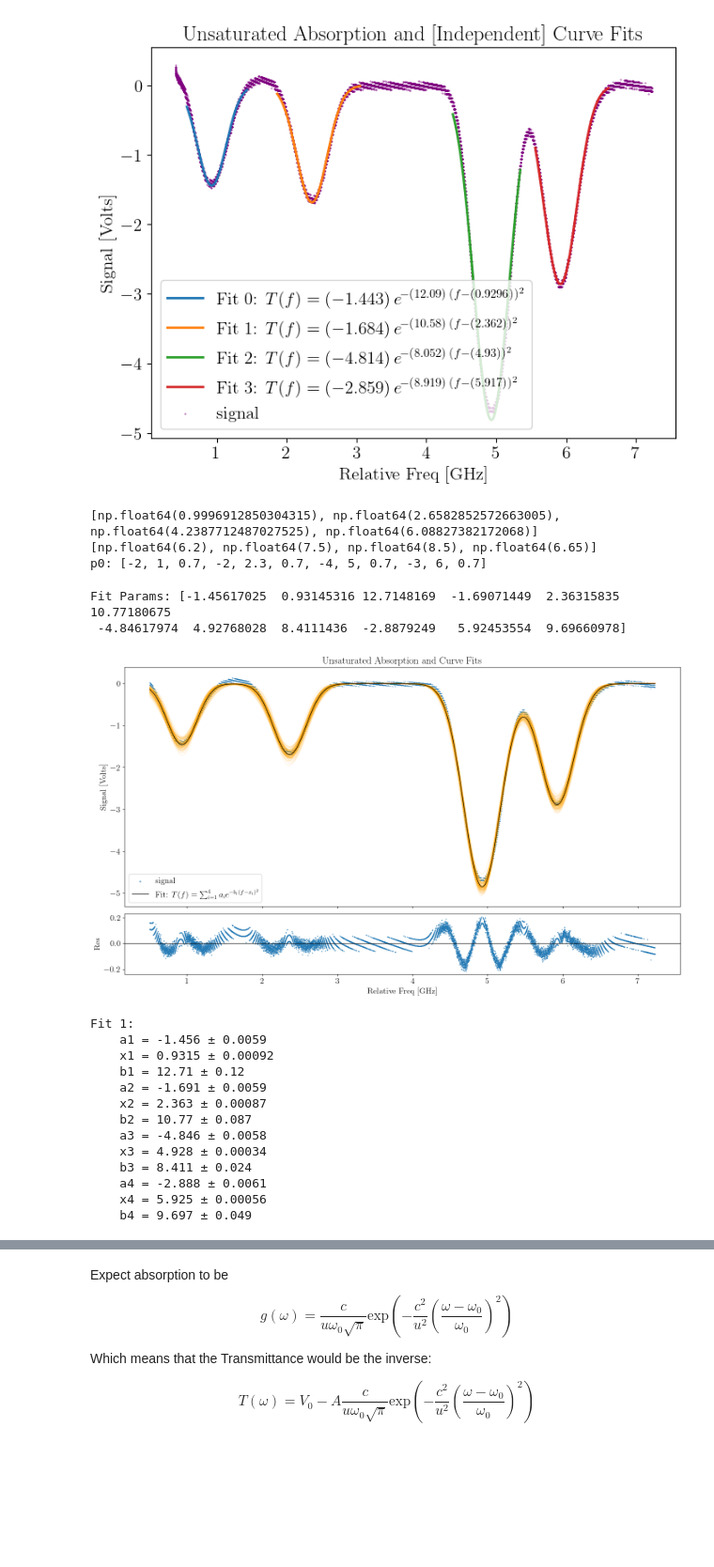
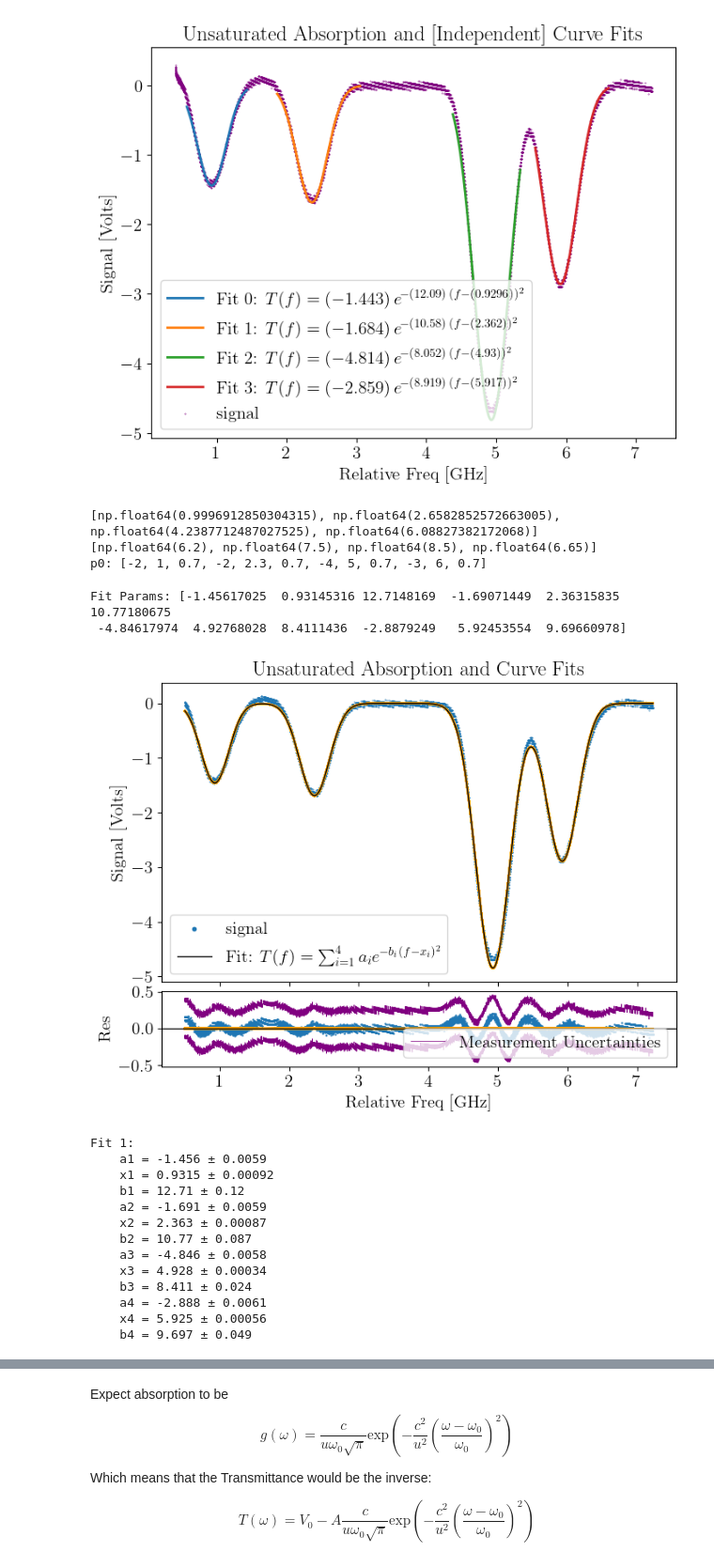
Before and after one commit to andres-luengo/alden-andres-max-most-dangerous-4450-trio, a Jupyter notebook: rb-spectroscopy/doppler_broadening.ipynb, the cells around one changed output, grey strips where cells are left out. Shown at 94% size. Drawn from its saved outputs; the diff is of its cells as text; code cells hidden in the pictures; blank space fills up the shorter version.

```diff
--- a/rb-spectroscopy/doppler_broadening.ipynb
+++ b/rb-spectroscopy/doppler_broadening.ipynb
@@ -502,23 +502,26 @@ fig, (ax, ax_res) = plt.subplots(
 # main plot
 ax.scatter(xdata, ydata, s=0.1, label="signal")
 # uncertainties are too small to do this
-# for i in range(100):
-#     ax.plot(xfit, absorption_model(xfit, *np.random.multivariate_normal(popt, 1000*pcov)), alpha=.1,c="orange")
+for i in range(100):
+    rand_fit = absorption_model(xfit, *np.random.multivariate_normal(popt, pcov))
+    ax.plot(xfit, rand_fit,c="orange", label=("Random"))
+    ax_res.plot(xfit, rand_fit - yfit, c="orange")
 ax.plot(xfit, yfit, linewidth=1, color="black", label=f"Fit: {model_str}")
 ax.set_ylabel("Signal [Volts]")
 ax.set_title("Unsaturated Absorption and Curve Fits")
-ax.legend(markerscale=5)
-
 # # residual plot
 # measurement_uncertainty = 0.25
 # yerr = np.full_like(residuals, measurement_uncertainty, dtype=float)
 
 ax_res.scatter(xdata, residuals, s=0.5)
-ax_res.plot(xdata, residuals+.25,linewidth=0.05,c="purple")
-ax_res.plot(xdata,residuals-.25,linewidth=0.05,c="purple")
+ax_res.plot(xdata, residuals+.25,linewidth=0.5,c="purple", label="Measurement Uncertainties")
+ax_res.plot(xdata,residuals-.25,linewidth=0.5,c="purple")
 ax_res.axhline(0, color="black", linewidth=1)
 ax_res.set_xlabel("Relative Freq [GHz]")
 ax_res.set_ylabel("Res")
+
+ax.legend(markerscale=10)
+ax_res.legend(markerscale=1000)
 
 # ax_res.errorbar(
 #     xdata,
@@ -541,34 +544,34 @@ plt.show()
 # # fitted curve
 # xfit = np.linspace(xdata.min(), xdata.max(), 2000)
 # yfit = absorption_model(xfit, *popt)
 # plt.figure(figsize=(18,10))
 # plt.plot(xfit, yfit, linewidth=2, label=f"Fit: {model_str}",color="Red")
 # plt.scatter(xdata, ydata,s=.1)
 
 # plt.xlabel("Relative Freq [GHz]")
 # plt.ylabel("Signal [Volts]")
 # plt.title("Unsaturated Absorption and Curve Fits")
 # plt.legend()
 # # plt.savefig("DopplerFits.png")
 # plt.show()
 
 
 param_names = [
     "a1","x1","b1",
     "a2","x2","b2",
     "a3","x3","b3",
     "a4","x4","b4",
     "c","d"
 ]
 
 print_fits(full_fits, param_names)
 # %% [output]
 [np.float64(0.9996912850304315), np.float64(2.6582852572663005), np.float64(4.2387712487027525), np.float64(6.08827382172068)]
 [np.float64(6.2), np.float64(7.5), np.float64(8.5), np.float64(6.65)]
 p0: [-2, 1, 0.7, -2, 2.3, 0.7, -4, 5, 0.7, -3, 6, 0.7]
 Fit Params: [-1.45617025  0.93145316 12.7148169  -1.69071449  2.36315835 10.77180675
  -4.84617974  4.92768028  8.4111436  -2.8879249   5.92453554  9.69660978]
-[figure, old version]
+[figure, new version]
 Fit 1:
     a1 = -1.456 ± 0.0059
     x1 = 0.9315 ± 0.00092
```
Also changed, not shown: parts of 1 cell of this notebook.
